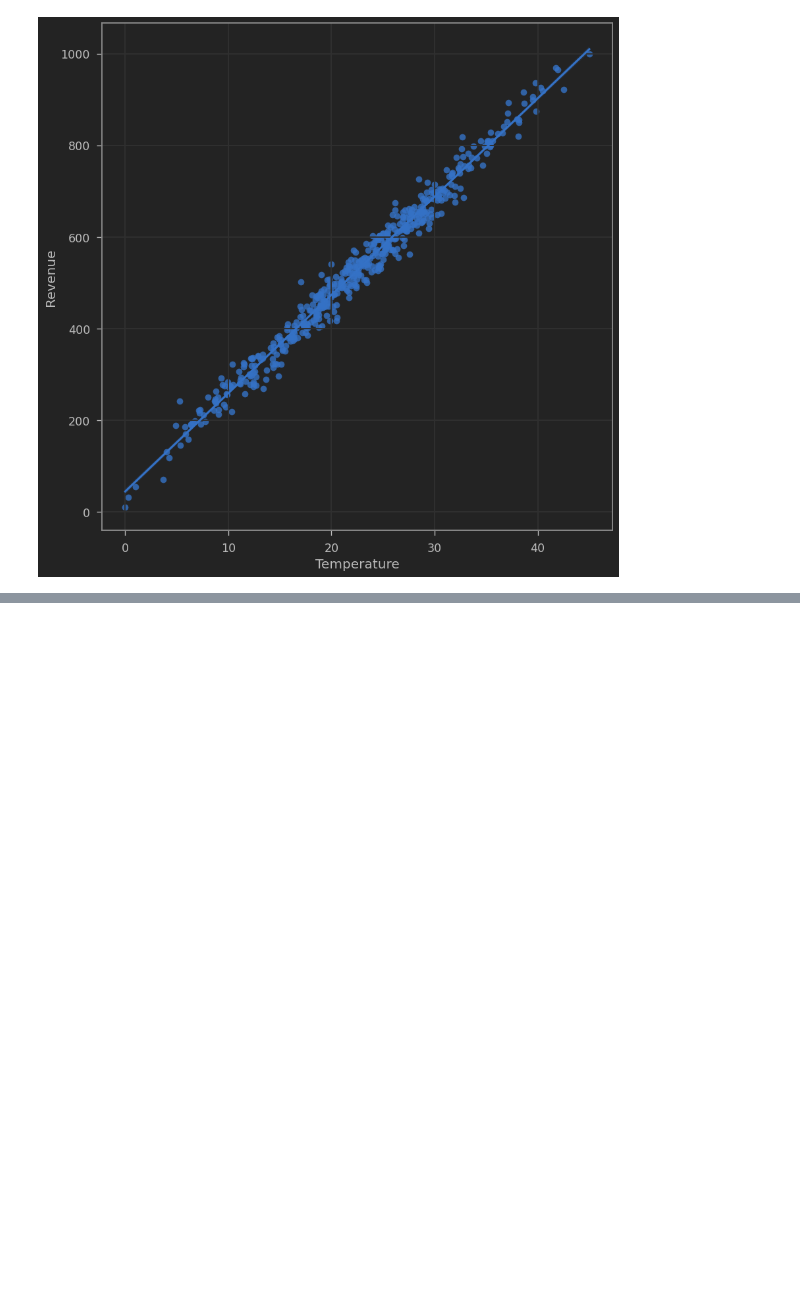
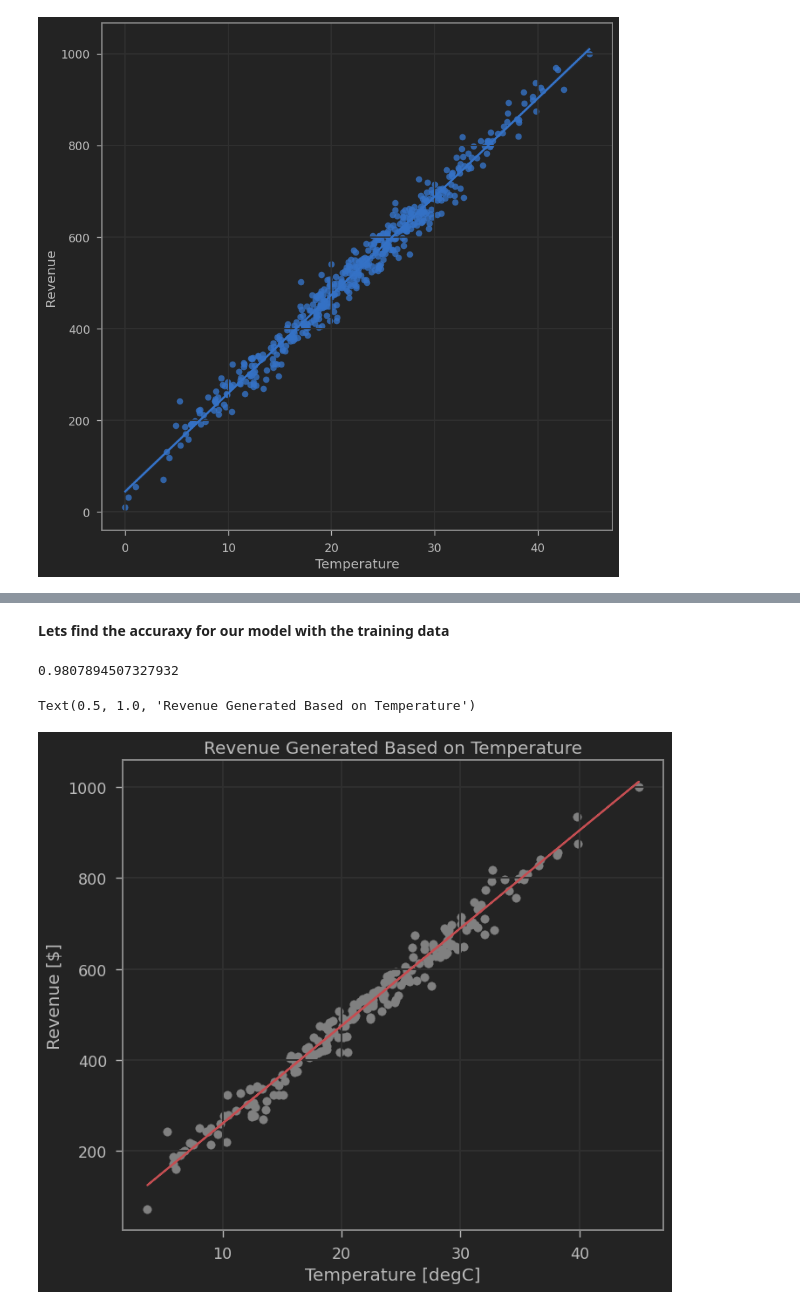
Before and after one commit to mitzu-93/linear-regression, a Jupyter notebook: ice-cream.ipynb, the cells around one changed output, grey strips where cells are left out. Drawn from its saved outputs; the diff is of its cells as text; code cells hidden in the pictures; blank space fills up the shorter version.

```diff
--- a/ice-cream.ipynb
+++ b/ice-cream.ipynb
@@ -34,0 +77,16 @@ sns.regplot(x = 'Temperature', y = 'Revenue', data = sales_df)
+# %% [markdown]
+**Lets find the accuraxy for our model with the training data**
+# %%
+accuracy_training_train = SimpleLinearRegression.score(X_train, y_train)
+print(accuracy_training_train)
+# %% [output]
+0.9807894507327932
+# %%
+plt.scatter(X_test, y_test, color= 'gray')
+plt.plot(X_test, SimpleLinearRegression.predict(X_test), color='r')
+plt.ylabel('Revenue [$]')
+plt.xlabel('Temperature [degC]')
+plt.title('Revenue Generated Based on Temperature')
+# %% [output]
+Text(0.5, 1.0, 'Revenue Generated Based on Temperature')
+[figure, added]
```
Also changed, not shown: parts of 11 cells of this notebook.
